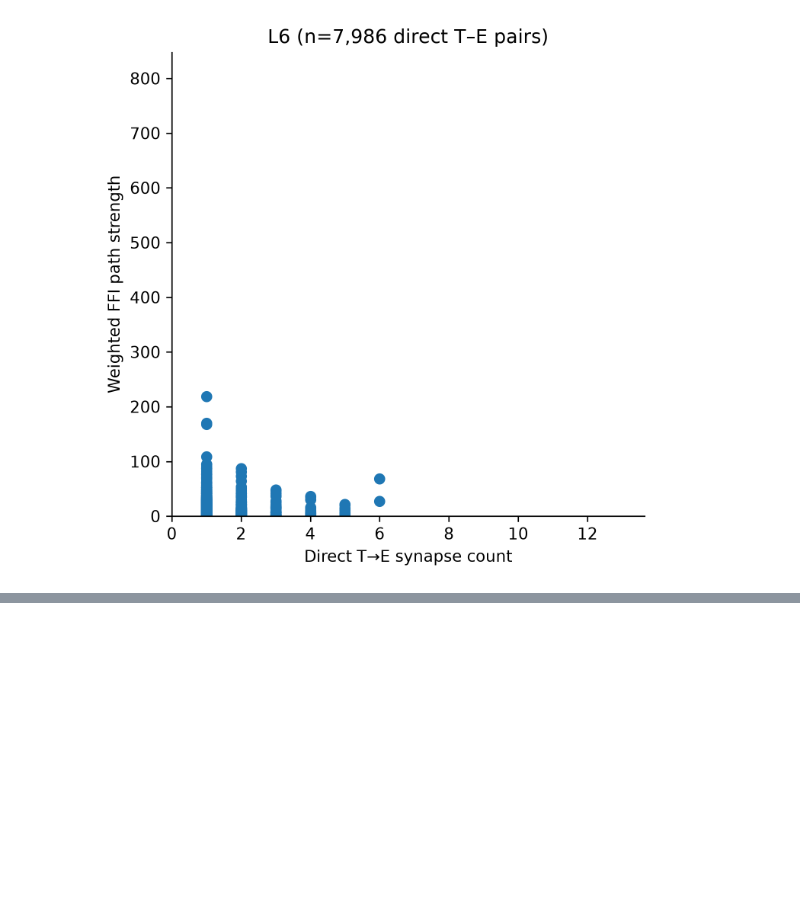
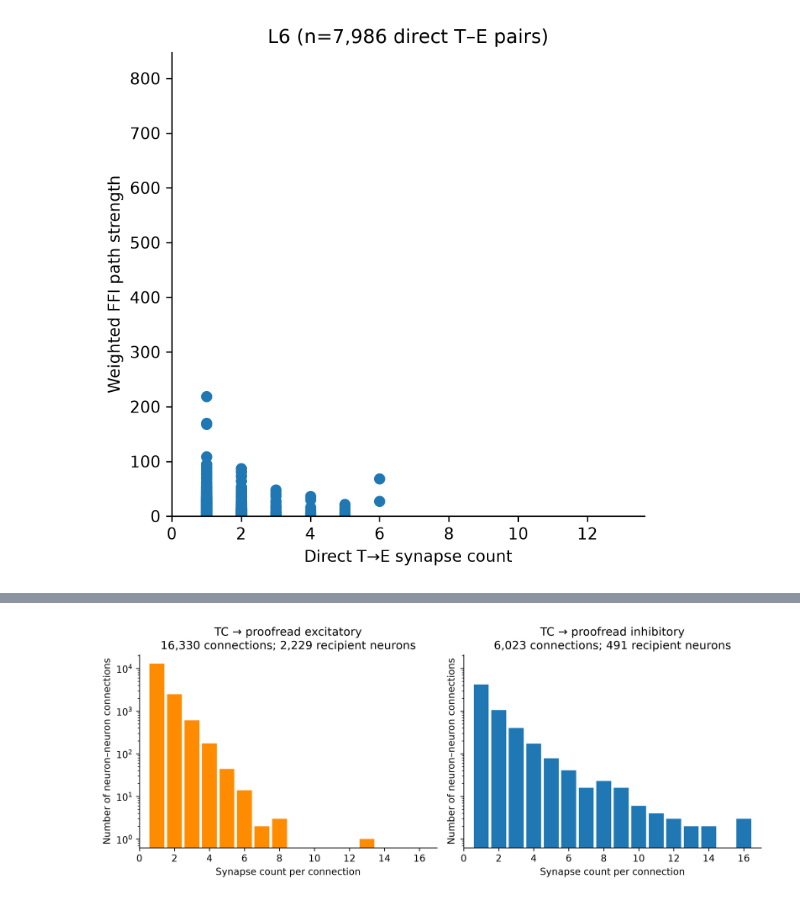
Before and after one commit to m-yasueda/DIMS_SWDB_project, a Jupyter notebook: code/df_construction/df_synapsecount.ipynb, the cells around one changed output, grey strips where cells are left out. Saved outputs shown, nothing was run; the diff lists cells and outputs as text; code cells hidden in the pictures; blank space fills up the shorter version.

```diff
--- a/code/df_construction/df_synapsecount.ipynb
+++ b/code/df_construction/df_synapsecount.ipynb
@@ -653,0 +942,69 @@ for layer in layer_order:
+# %%
+# proofread neurons
+proofread_E_ids = pd.Index(proofread_excitatory["pt_root_id"].unique())
+proofread_I_ids = pd.Index(proofread_inhibitory["pt_root_id"].unique())
+
+W_TE_proofread = W_TE.reindex(
+    columns=W_TE.columns.intersection(proofread_E_ids)
+)
+W_TI_proofread = W_TI.reindex(
+    columns=W_TI.columns.intersection(proofread_I_ids)
+)
+
+def nonzero_synapse_counts(matrix):
+    values = matrix.to_numpy().ravel()
+    return values[values > 0].astype(int)
+
+synapse_counts_TE_proofread = nonzero_synapse_counts(W_TE_proofread)
+synapse_counts_TI_proofread = nonzero_synapse_counts(W_TI_proofread)
+
+if len(synapse_counts_TE_proofread) == 0 or len(synapse_counts_TI_proofread) == 0:
+    raise ValueError(
+        "No nonzero proofread-target connections found for TE or TI. "
+        "Check materialization-version and root-ID alignment."
+    )
+
+max_count = int(max(
+    synapse_counts_TE_proofread.max(),
+    synapse_counts_TI_proofread.max(),
+))
+integer_bins = np.arange(0.5, max_count + 1.5, 1)
+
+fig, axes = plt.subplots(1, 2, figsize=(10, 4), dpi=300, sharey=True)
+
+axes[0].hist(
+    synapse_counts_TE_proofread, bins=integer_bins,
+    color="darkorange", rwidth=0.85,
+)
+axes[1].hist(
+    synapse_counts_TI_proofread, bins=integer_bins,
+    color="tab:blue", rwidth=0.85,
+)
+
+axes[0].set_title(
+    f"TC → proofread excitatory\n"
+    f"{len(synapse_counts_TE_proofread):,} connections; "
+    f"{W_TE_proofread.shape[1]:,} recipient neurons"
+)
+axes[1].set_title(
+    f"TC → proofread inhibitory\n"
+    f"{len(synapse_counts_TI_proofread):,} connections; "
+    f"{W_TI_proofread.shape[1]:,} recipient neurons"
+)
+
+for ax in axes:
+    ax.set_xlabel("Synapse count per connection")
+    ax.set_ylabel("Number of neuron–neuron connections")
+    ax.set_xlim(0, max_count + 1)
+    ax.set_yscale("log")
+    ax.spines[["top", "right"]].set_visible(False)
+
+plt.tight_layout()
+plt.show()
+
+print("Proofread TC→E connection counts:")
+print(pd.Series(synapse_counts_TE_proofread).value_counts().sort_index())
+print("\nProofread TC→I connection counts:")
+print(pd.Series(synapse_counts_TI_proofread).value_counts().sort_index())
+# %% [output]
+[figure, added]
```
Also changed, not shown: parts of 14 cells of this notebook, 7 other files.
